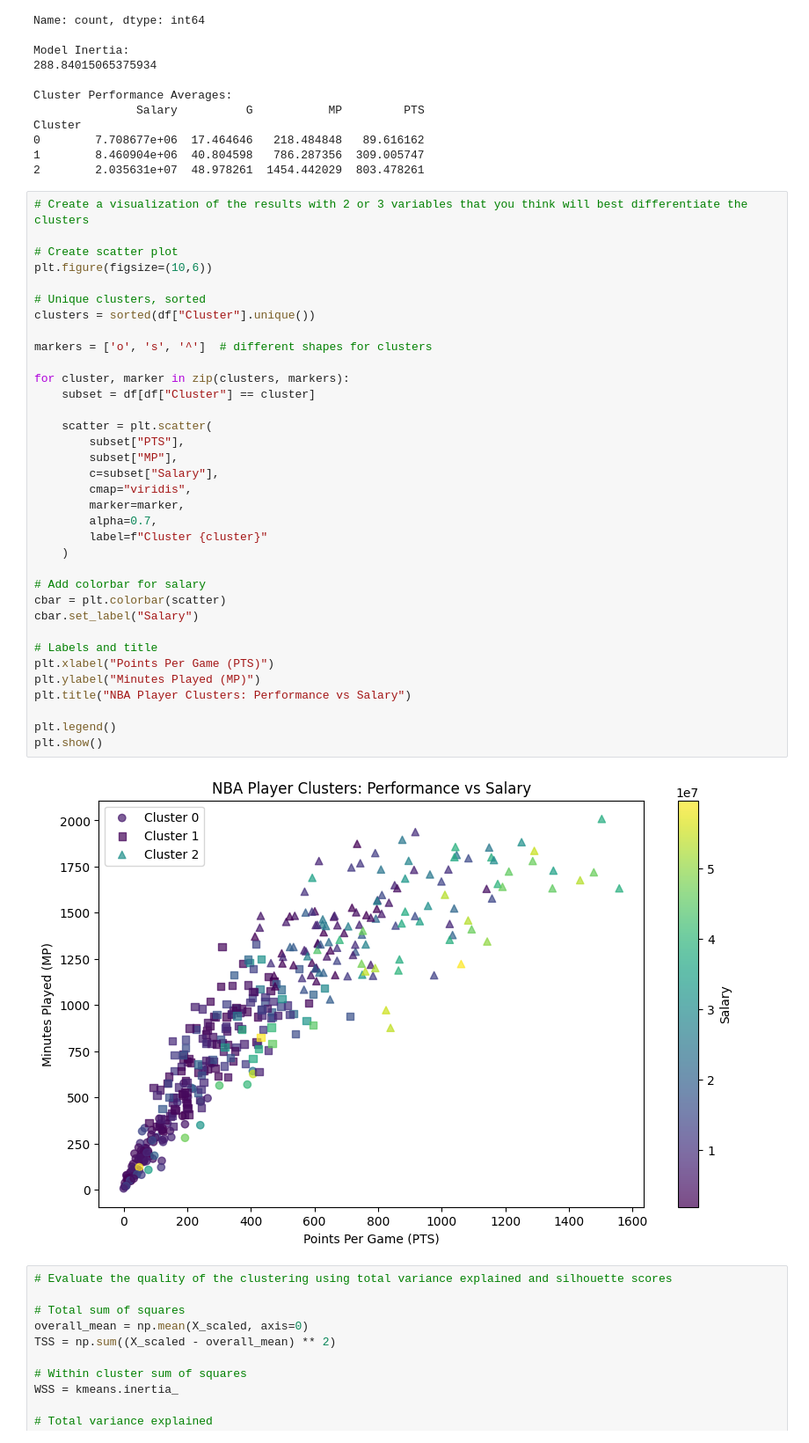
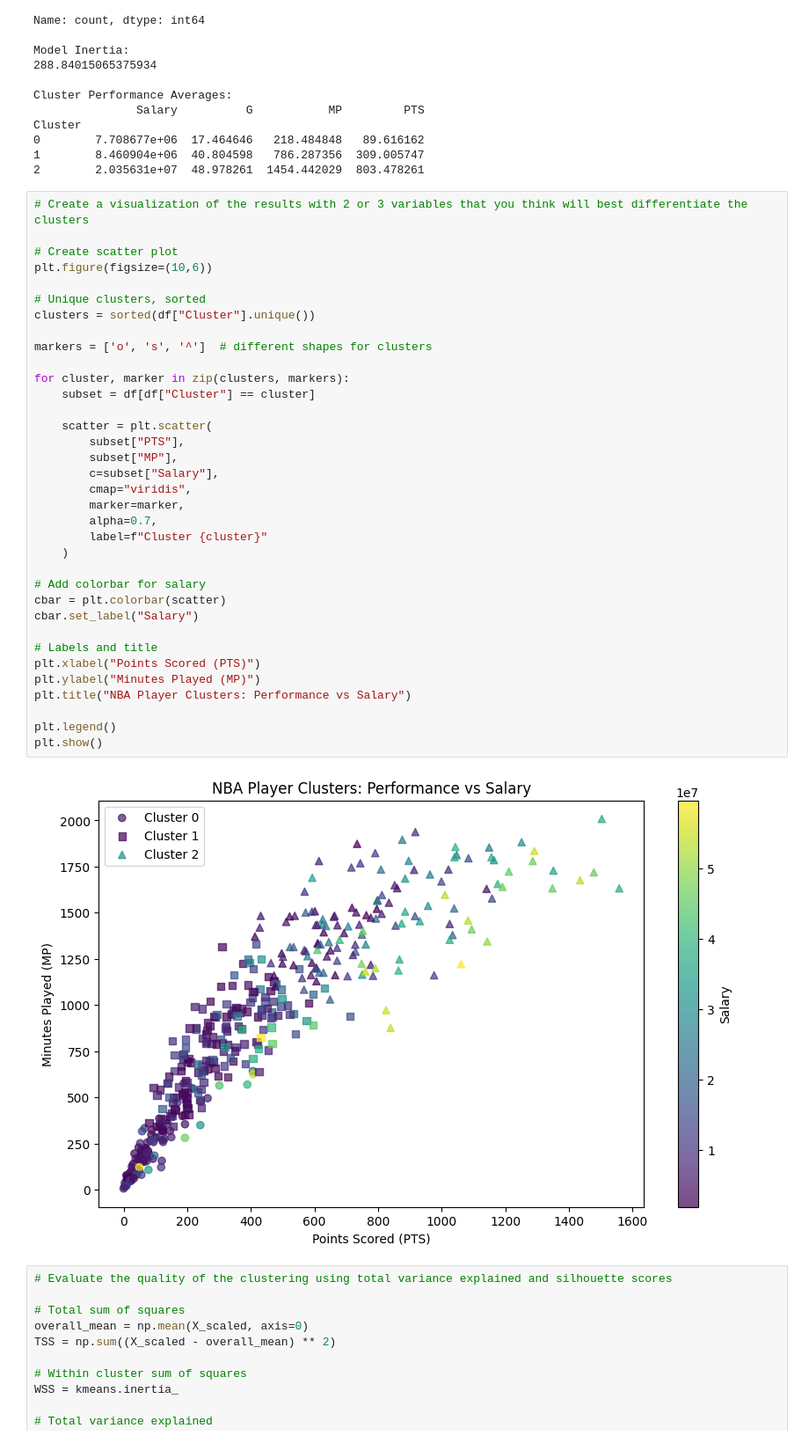
Before and after one commit to maddieemert/clustering-lab, a Jupyter notebook: Lab-Clustering.ipynb, the cells around one changed output. Shown at 88% size. Saved outputs shown, nothing was run; the diff lists cells and outputs as text.

```diff
--- a/Lab-Clustering.ipynb
+++ b/Lab-Clustering.ipynb
@@ -144,35 +144,35 @@ plt.figure(figsize=(10,6))
 
 # Unique clusters, sorted
 clusters = sorted(df["Cluster"].unique())
 
 markers = ['o', 's', '^']  # different shapes for clusters
 
 for cluster, marker in zip(clusters, markers):
     subset = df[df["Cluster"] == cluster]
 
     scatter = plt.scatter(
         subset["PTS"],
         subset["MP"],
         c=subset["Salary"],
         cmap="viridis",
         marker=marker,
         alpha=0.7,
         label=f"Cluster {cluster}"
     )
 
 # Add colorbar for salary
 cbar = plt.colorbar(scatter)
 cbar.set_label("Salary")
 
 # Labels and title
-plt.xlabel("Points Per Game (PTS)")
+plt.xlabel("Points Scored (PTS)")
 plt.ylabel("Minutes Played (MP)")
 plt.title("NBA Player Clusters: Performance vs Salary")
 
 plt.legend()
 plt.show()
 # %% [output]
-[figure, old version]
+[figure, new version]
 # %%
 # Evaluate the quality of the clustering using total variance explained and silhouette scores
 
```
Also changed, not shown: parts of 1 cell of this notebook.
